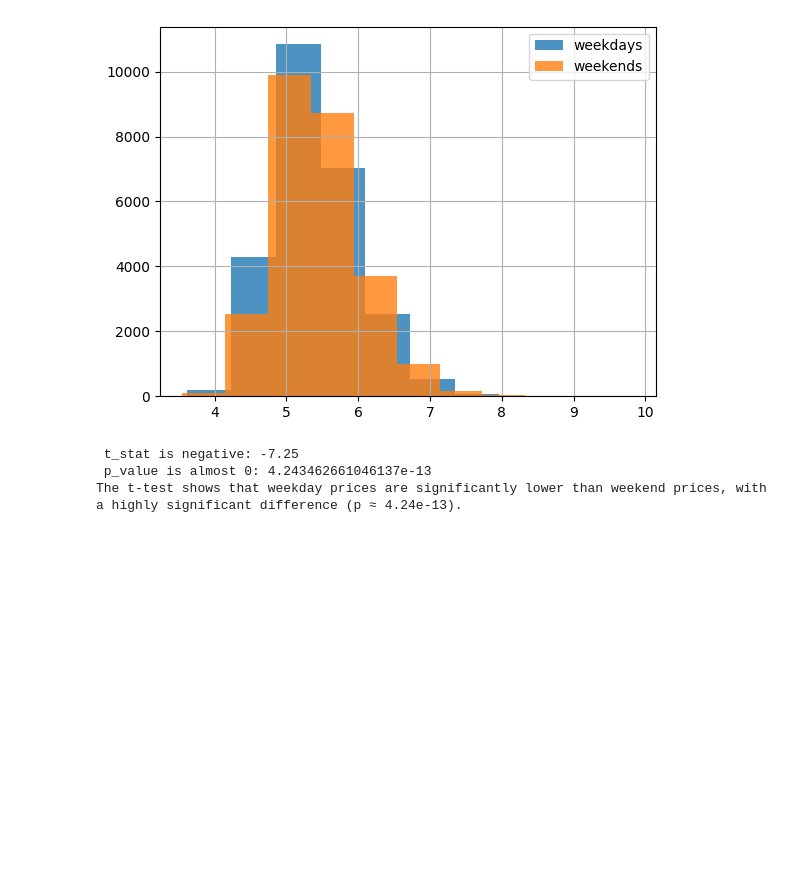
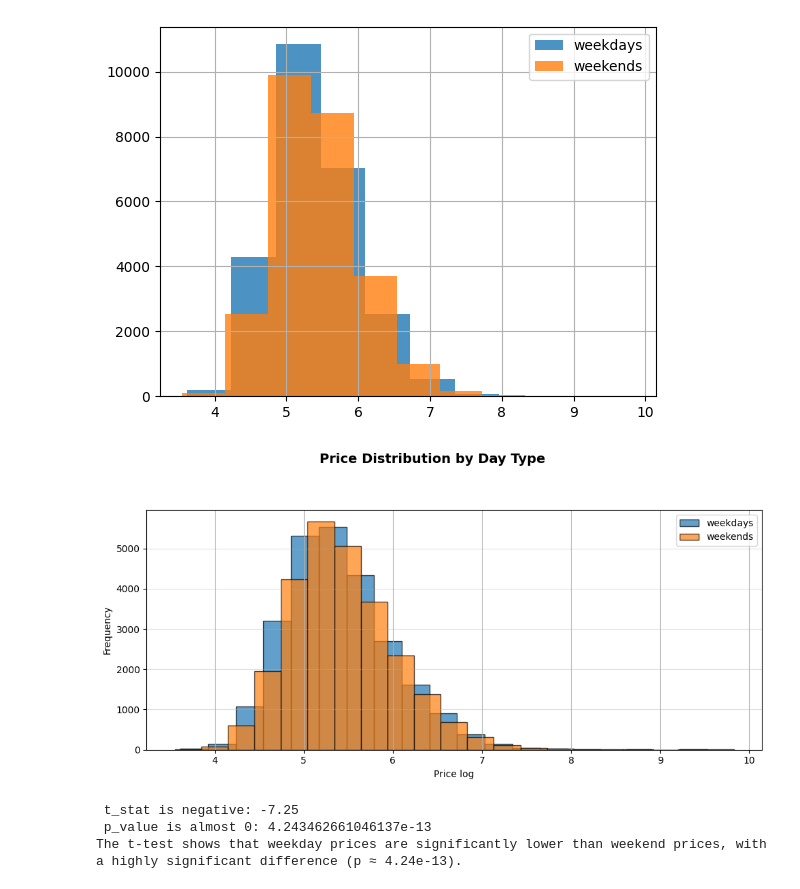
Before and after one commit to Avonik/ASDA_2025_newGroup_4_Portfolio, a Jupyter notebook: 04_homework_group4_notebook.ipynb, the cells around one changed output. Cells and saved outputs as stored; diff of their text form; code cells hidden in the pictures; blank space fills up the shorter version.

```diff
--- a/04_homework_group4_notebook.ipynb
+++ b/04_homework_group4_notebook.ipynb
@@ -315,5 +368,29 @@ plt.show()
 # %% [output]
 [figure]
+# %%
+# Pricing Analysis by day type (LOG) , ADD TO THE REPORT
+df.groupby("weekday/weekend")["price_log"].hist(
+    figsize=(10, 5),    # size
+    alpha=0.7,          # transparancy
+    edgecolor='black',
+    bins=20 ,
+    legend=True
+)
+
+
+plt.suptitle('Price Distribution by Day Type',
+             fontsize=14,
+             fontweight='bold',
+             y=1.02)
+plt.xlabel('Price log')
+plt.ylabel('Frequency')
+
+
+plt.grid(axis='y', alpha=0.4)
+plt.tight_layout(rect=[0, 0.03, 1, 0.95])
+plt.show()
+# %% [output]
+[figure, added]
 # %%
 weekdays_price = df[df["weekday/weekend"]=="weekdays"]["price_log"]
 weekends_price = df[df["weekday/weekend"]=="weekends"]["price_log"]
```
Also changed, not shown: parts of 19 cells of this notebook.
